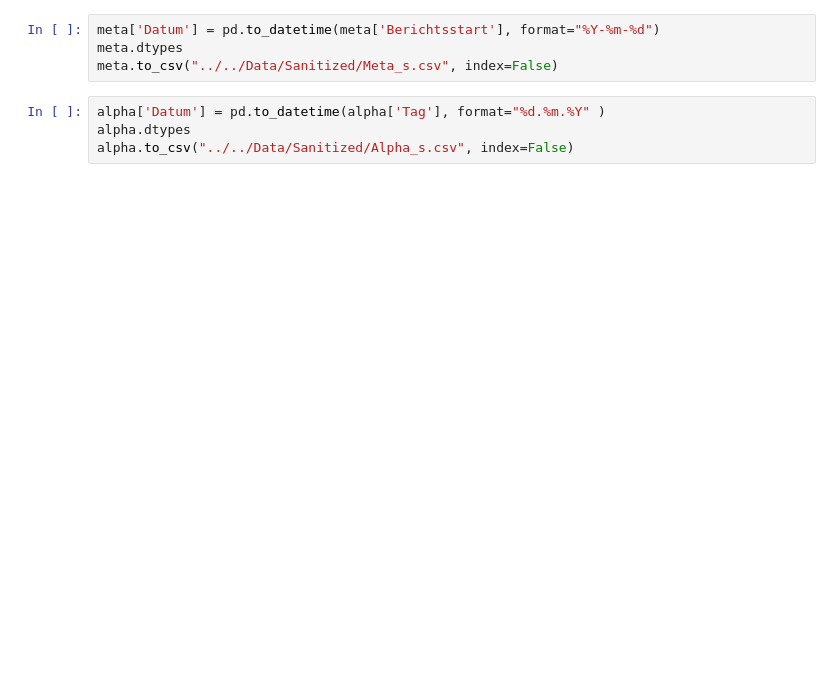
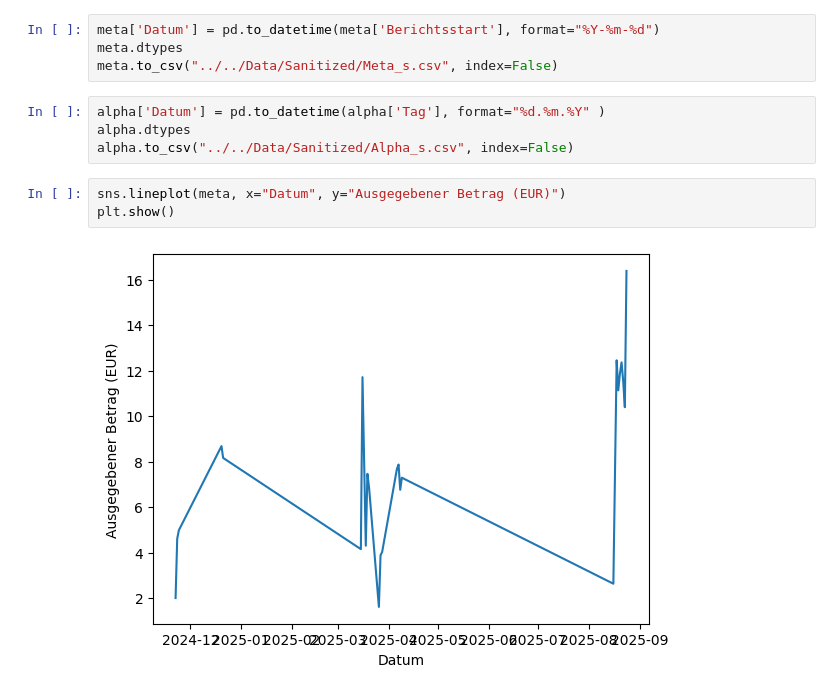
Before and after one commit to nevsglueckauf/wq, a Jupyter notebook: Eda/Python/Ads.ipynb, the cells around one changed output. Drawn from its saved outputs; the diff is of its cells as text; blank space fills up the shorter version.

```diff
--- a/Eda/Python/Ads.ipynb
+++ b/Eda/Python/Ads.ipynb
@@ -57,3 +58,8 @@ meta.to_csv("../../Data/Sanitized/Meta_s.csv", index=False)
 alpha['Datum'] = pd.to_datetime(alpha['Tag'], format="%d.%m.%Y" )
 alpha.dtypes
 alpha.to_csv("../../Data/Sanitized/Alpha_s.csv", index=False)
+# %%
+sns.lineplot(meta, x="Datum", y="Ausgegebener Betrag (EUR)")
+plt.show()
+# %% [output]
+[figure, added]
```
Also changed, not shown: parts of 5 cells of this notebook, 8 other files.
